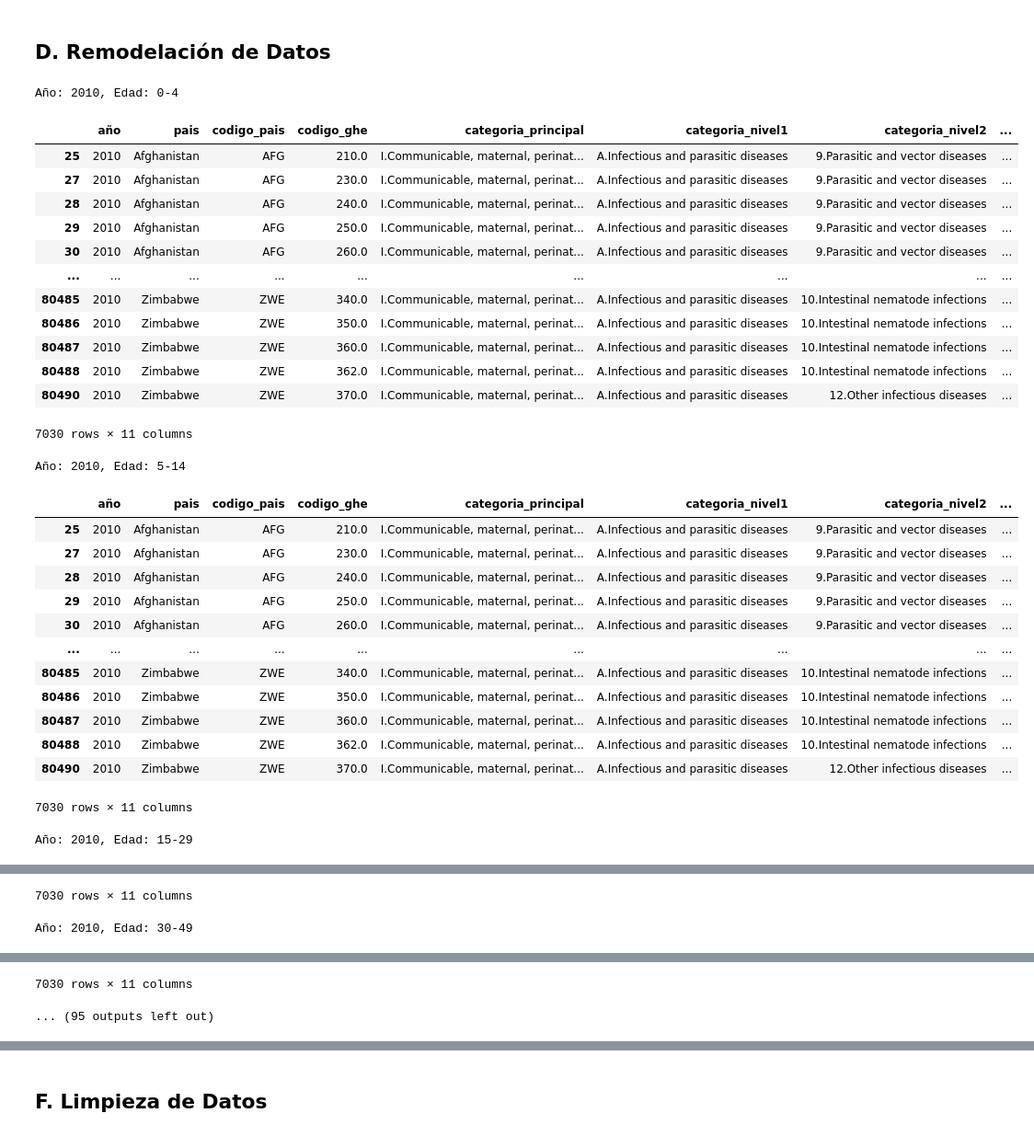
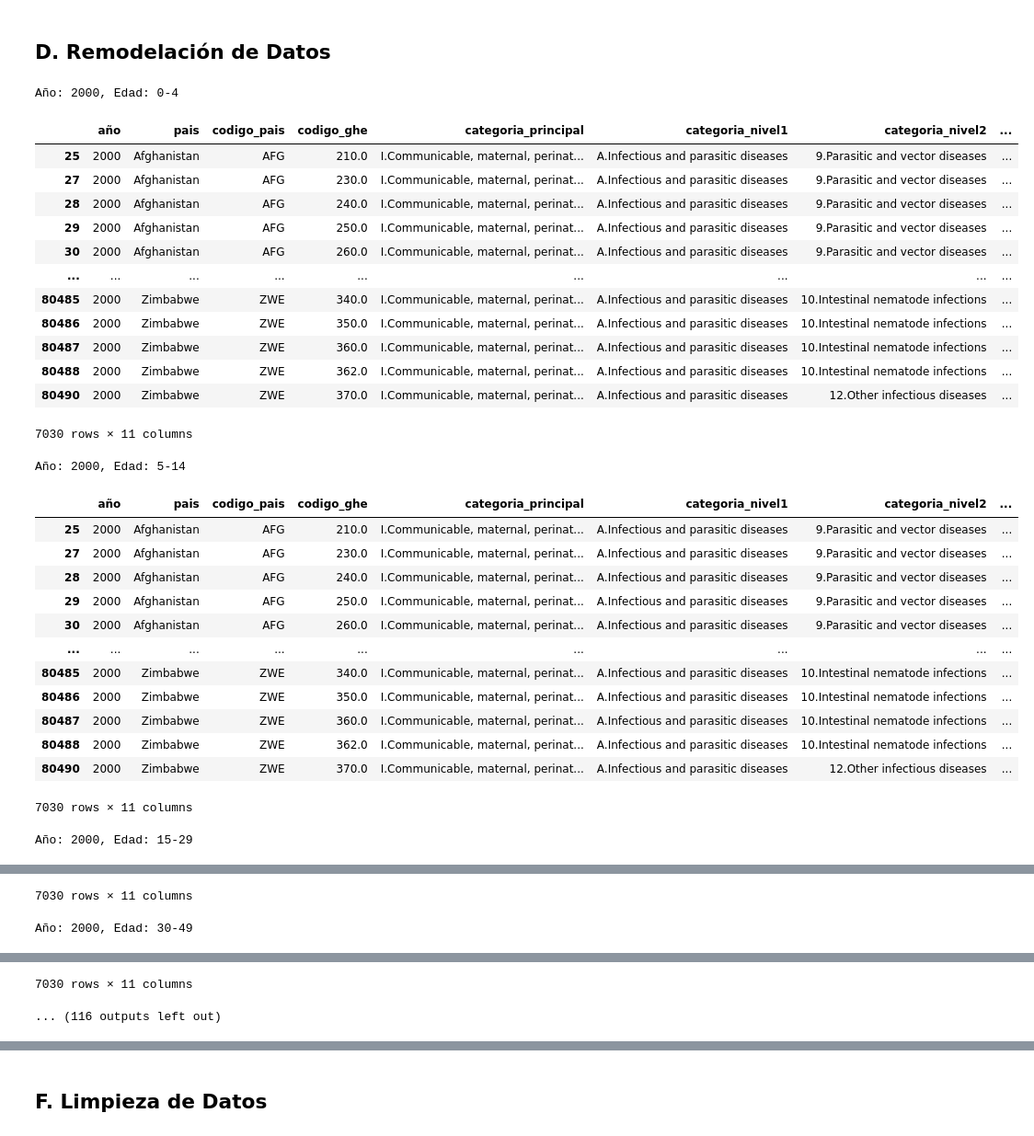
Before and after one commit to P-arsimony/DALY_DataAnalysis, a Jupyter notebook: Data_Cleaning_ByCountry.ipynb, the cells around one changed output, grey strips where cells are left out. Shown at 92% size. Saved outputs shown, nothing was run; the diff lists cells and outputs as text; code cells hidden in the pictures.

Commit message:
Se comenzó a determinar qué criterios se utilizarán para la eliminación de datos.

```diff
--- a/Data_Cleaning_ByCountry.ipynb
+++ b/Data_Cleaning_ByCountry.ipynb
@@ -11,28 +11,14 @@ import numpy as np
 # %% [markdown]
 ## B. Se cargan los datos que se buscan analizar.
 # %%
-# Datos de DALYs
-
 file_paths = {
+    2000: 'data_raw/datos_analisis/DALYs/ghe2021_daly_bycountry_2000.xlsx',
     2010: 'data_raw/datos_analisis/DALYs/ghe2021_daly_bycountry_2010.xlsx',
     2015: 'data_raw/datos_analisis/DALYs/ghe2021_daly_bycountry_2015.xlsx',
     2019: 'data_raw/datos_analisis/DALYs/ghe2021_daly_bycountry_2019.xlsx',
     2020: 'data_raw/datos_analisis/DALYs/ghe2021_daly_bycountry_2020.xlsx',
     2021: 'data_raw/datos_analisis/DALYs/ghe2021_daly_bycountry_2021.xlsx'
 }
-
-
-# Intervenciones médicas por NTDs
-df_interNTD = pd.read_csv('data_raw/datos_analisis/interventions/interventions-ntds-sdgs.csv', encoding='latin-1')
-
-# GDP per capita
-df_GDP = pd.read_csv('data_raw/datos_analisis/gdp-per-capita-worldbank/gdp-per-capita.csv', encoding='latin-1')
-
-# Coeficiente Gini
-df_gini = pd.read_csv('data_raw/datos_analisis/gini-coefficient-after-tax/gini-coefficient.csv', encoding='latin-1')
-
-# Precipitación anual promedio.
-df_preciptacion = pd.read_csv('data_raw/datos_analisis/average-precipitation-per-year/average-precipitation.csv', encoding='latin-1')
 # %% [markdown]
 ## C. Catálogo para enfermedades
 # %%
@@ -81,7 +66,7 @@ len(col_names)
 # %% [markdown]
 ## D. Remodelación de Datos
 # %%
-años = [2010, 2015, 2019, 2020, 2021]
+años = [2000, 2010, 2015, 2019, 2020, 2021]
 
 col_names = ['sexo', 'codigo_ghe', 'categoria_principal', 'categoria_nivel1', 'categoria_nivel2', 'causa',
              'Country or area (See Notes for explanation of colour codes)',
@@ -206,61 +191,59 @@ for año in años:
         # Se agrega el código de cada país
         df['codigo_pais'] = df['pais'].map(codigos_paises)
 
         # Merge con el catálogo de enfermedades de acuerdo con el sexo y el código GHE
         df = pd.merge(df, catalogo, on=['sexo', 'codigo_ghe'], how='inner')
 
         # Selección de filas de acuerdo con el código de enfermedades.
         df = df[df['codigo_ghe'].isin(codigos_ghe)]
 
         # Se ordena
         df = df[col_order]
         display(df)
 
         # Dataframe para edades, dado que se encuentran separadas las hojas
         df_edades.append(df)
 
-        # Merge con datos para obtener variables socioeconómicas y poblacionales.
-
     # FUERA del bucle de edades, pero DENTRO del bucle de años
     df_anual = pd.concat(df_edades, ignore_index=True)
 
     # Resultados
     df_anual.to_csv(f"data_clean/DALYs_clean_{año}.csv", index=False)
     all_dfs[año] = df_anual
 
 # Concatenación de todos los Dataframes
 df_unificado = pd.concat(all_dfs.values(), ignore_index=True)
 df_unificado.to_csv('data_clean/DALYs_clean_unificado.csv', index=False)
 
 display( df_unificado )
 # %% [output]
-Año: 2010, Edad: 0-4
+Año: 2000, Edad: 0-4
 |  | año | pais | codigo_pais | codigo_ghe | categoria_principal | categoria_nivel1 | categoria_nivel2 | ... |
-| 25 | 2010 | Afghanistan | AFG | 210.0 | I.Communicable, maternal, perinat... | A.Infectious and parasitic diseases | 9.Parasitic and vector diseases | ... |
-| 27 | 2010 | Afghanistan | AFG | 230.0 | I.Communicable, maternal, perinat... | A.Infectious and parasitic diseases | 9.Parasitic and vector diseases | ... |
-| 28 | 2010 | Afghanistan | AFG | 240.0 | I.Communicable, maternal, perinat... | A.Infectious and parasitic diseases | 9.Parasitic and vector diseases | ... |
-| 29 | 2010 | Afghanistan | AFG | 250.0 | I.Communicable, maternal, perinat... | A.Infectious and parasitic diseases | 9.Parasitic and vector diseases | ... |
-| 30 | 2010 | Afghanistan | AFG | 260.0 | I.Communicable, maternal, perinat... | A.Infectious and parasitic diseases | 9.Parasitic and vector diseases | ... |
+| 25 | 2000 | Afghanistan | AFG | 210.0 | I.Communicable, maternal, perinat... | A.Infectious and parasitic diseases | 9.Parasitic and vector diseases | ... |
+| 27 | 2000 | Afghanistan | AFG | 230.0 | I.Communicable, maternal, perinat... | A.Infectious and parasitic diseases | 9.Parasitic and vector diseases | ... |
+| 28 | 2000 | Afghanistan | AFG | 240.0 | I.Communicable, maternal, perinat... | A.Infectious and parasitic diseases | 9.Parasitic and vector diseases | ... |
+| 29 | 2000 | Afghanistan | AFG | 250.0 | I.Communicable, maternal, perinat... | A.Infectious and parasitic diseases | 9.Parasitic and vector diseases | ... |
+| 30 | 2000 | Afghanistan | AFG | 260.0 | I.Communicable, maternal, perinat... | A.Infectious and parasitic diseases | 9.Parasitic and vector diseases | ... |
 | ... | ... | ... | ... | ... | ... | ... | ... | ... |
-| 80485 | 2010 | Zimbabwe | ZWE | 340.0 | I.Communicable, maternal, perinat... | A.Infectious and parasitic diseases | 10.Intestinal nematode infections | ... |
-| 80486 | 2010 | Zimbabwe | ZWE | 350.0 | I.Communicable, maternal, perinat... | A.Infectious and parasitic diseases | 10.Intestinal nematode infections | ... |
-| 80487 | 2010 | Zimbabwe | ZWE | 360.0 | I.Communicable, maternal, perinat... | A.Infectious and parasitic diseases | 10.Intestinal nematode infections | ... |
-| 80488 | 2010 | Zimbabwe | ZWE | 362.0 | I.Communicable, maternal, perinat... | A.Infectious and parasitic diseases | 10.Intestinal nematode infections | ... |
-| 80490 | 2010 | Zimbabwe | ZWE | 370.0 | I.Communicable, maternal, perinat... | A.Infectious and parasitic diseases | 12.Other infectious diseases | ... |
+| 80485 | 2000 | Zimbabwe | ZWE | 340.0 | I.Communicable, maternal, perinat... | A.Infectious and parasitic diseases | 10.Intestinal nematode infections | ... |
+| 80486 | 2000 | Zimbabwe | ZWE | 350.0 | I.Communicable, maternal, perinat... | A.Infectious and parasitic diseases | 10.Intestinal nematode infections | ... |
+| 80487 | 2000 | Zimbabwe | ZWE | 360.0 | I.Communicable, maternal, perinat... | A.Infectious and parasitic diseases | 10.Intestinal nematode infections | ... |
+| 80488 | 2000 | Zimbabwe | ZWE | 362.0 | I.Communicable, maternal, perinat... | A.Infectious and parasitic diseases | 10.Intestinal nematode infections | ... |
+| 80490 | 2000 | Zimbabwe | ZWE | 370.0 | I.Communicable, maternal, perinat... | A.Infectious and parasitic diseases | 12.Other infectious diseases | ... |
 7030 rows × 11 columns
-Año: 2010, Edad: 5-14
+Año: 2000, Edad: 5-14
 |  | año | pais | codigo_pais | codigo_ghe | categoria_principal | categoria_nivel1 | categoria_nivel2 | ... |
-| 25 | 2010 | Afghanistan | AFG | 210.0 | I.Communicable, maternal, perinat... | A.Infectious and parasitic diseases | 9.Parasitic and vector diseases | ... |
-| 27 | 2010 | Afghanistan | AFG | 230.0 | I.Communicable, maternal, perinat... | A.Infectious and parasitic diseases | 9.Parasitic and vector diseases | ... |
-| 28 | 2010 | Afghanistan | AFG | 240.0 | I.Communicable, maternal, perinat... | A.Infectious and parasitic diseases | 9.Parasitic and vector diseases | ... |
-| 29 | 2010 | Afghanistan | AFG | 250.0 | I.Communicable, maternal, perinat... | A.Infectious and parasitic diseases | 9.Parasitic and vector diseases | ... |
-| 30 | 2010 | Afghanistan | AFG | 260.0 | I.Communicable, maternal, perinat... | A.Infectious and parasitic diseases | 9.Parasitic and vector diseases | ... |
+| 25 | 2000 | Afghanistan | AFG | 210.0 | I.Communicable, maternal, perinat... | A.Infectious and parasitic diseases | 9.Parasitic and vector diseases | ... |
+| 27 | 2000 | Afghanistan | AFG | 230.0 | I.Communicable, maternal, perinat... | A.Infectious and parasitic diseases | 9.Parasitic and vector diseases | ... |
+| 28 | 2000 | Afghanistan | AFG | 240.0 | I.Communicable, maternal, perinat... | A.Infectious and parasitic diseases | 9.Parasitic and vector diseases | ... |
+| 29 | 2000 | Afghanistan | AFG | 250.0 | I.Communicable, maternal, perinat... | A.Infectious and parasitic diseases | 9.Parasitic and vector diseases | ... |
+| 30 | 2000 | Afghanistan | AFG | 260.0 | I.Communicable, maternal, perinat... | A.Infectious and parasitic diseases | 9.Parasitic and vector diseases | ... |
 | ... | ... | ... | ... | ... | ... | ... | ... | ... |
-| 80485 | 2010 | Zimbabwe | ZWE | 340.0 | I.Communicable, maternal, perinat... | A.Infectious and parasitic diseases | 10.Intestinal nematode infections | ... |
-| 80486 | 2010 | Zimbabwe | ZWE | 350.0 | I.Communicable, maternal, perinat... | A.Infectious and parasitic diseases | 10.Intestinal nematode infections | ... |
-| 80487 | 2010 | Zimbabwe | ZWE | 360.0 | I.Communicable, maternal, perinat... | A.Infectious and parasitic diseases | 10.Intestinal nematode infections | ... |
-| 80488 | 2010 | Zimbabwe | ZWE | 362.0 | I.Communicable, maternal, perinat... | A.Infectious and parasitic diseases | 10.Intestinal nematode infections | ... |
-| 80490 | 2010 | Zimbabwe | ZWE | 370.0 | I.Communicable, maternal, perinat... | A.Infectious and parasitic diseases | 12.Other infectious diseases | ... |
+| 80485 | 2000 | Zimbabwe | ZWE | 340.0 | I.Communicable, maternal, perinat... | A.Infectious and parasitic diseases | 10.Intestinal nematode infections | ... |
+| 80486 | 2000 | Zimbabwe | ZWE | 350.0 | I.Communicable, maternal, perinat... | A.Infectious and parasitic diseases | 10.Intestinal nematode infections | ... |
+| 80487 | 2000 | Zimbabwe | ZWE | 360.0 | I.Communicable, maternal, perinat... | A.Infectious and parasitic diseases | 10.Intestinal nematode infections | ... |
+| 80488 | 2000 | Zimbabwe | ZWE | 362.0 | I.Communicable, maternal, perinat... | A.Infectious and parasitic diseases | 10.Intestinal nematode infections | ... |
+| 80490 | 2000 | Zimbabwe | ZWE | 370.0 | I.Communicable, maternal, perinat... | A.Infectious and parasitic diseases | 12.Other infectious diseases | ... |
 7030 rows × 11 columns
-Año: 2010, Edad: 15-29
+Año: 2000, Edad: 15-29
 |  | año | pais | codigo_pais | codigo_ghe | categoria_principal | categoria_nivel1 | categoria_nivel2 | ... |
@@ -278,3 +261,3 @@ Año: 2010, Edad: 15-29
 7030 rows × 11 columns
-Año: 2010, Edad: 30-49
+Año: 2000, Edad: 30-49
 |  | año | pais | codigo_pais | codigo_ghe | categoria_principal | categoria_nivel1 | categoria_nivel2 | ... |
@@ -292,2 +275,2 @@ Año: 2010, Edad: 30-49
 7030 rows × 11 columns
-... (95 outputs left out)
+... (116 outputs left out)
```
Also changed, not shown: parts of 14 cells of this notebook.
